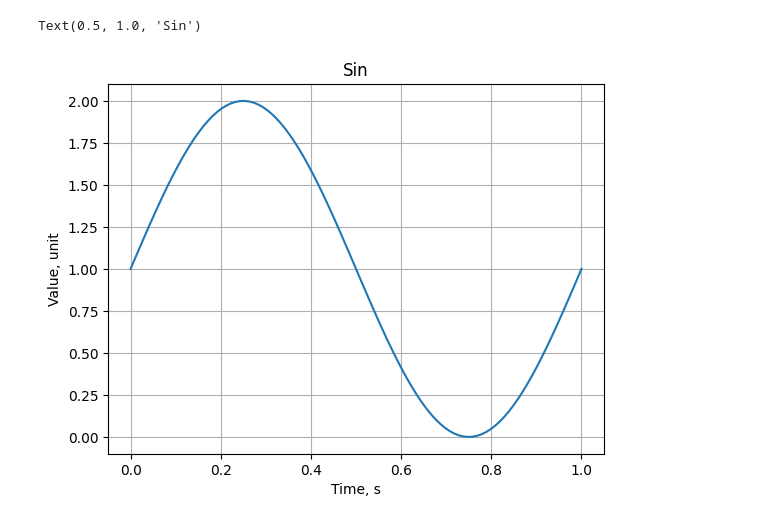
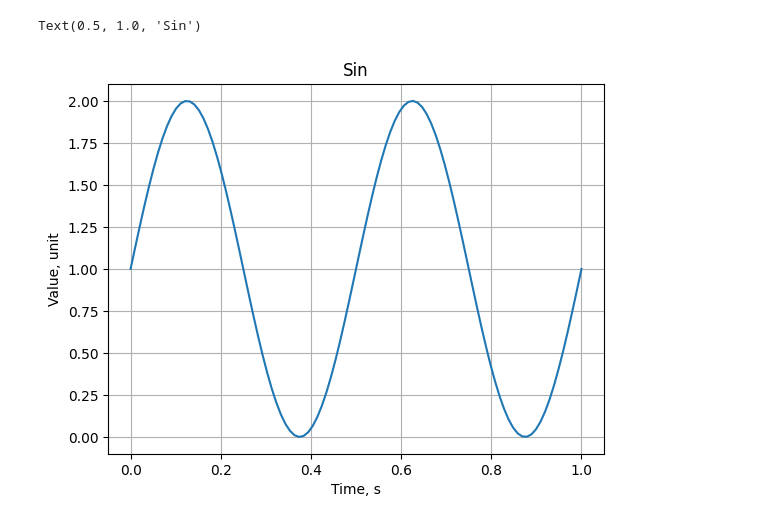
Before and after one commit to Rernamp/MathPy, a Jupyter notebook: SinEstimate.ipynb, the cells around one changed output. Saved outputs shown, nothing was run; the diff lists cells and outputs as text; code cells hidden in the pictures.

```diff
--- a/SinEstimate.ipynb
+++ b/SinEstimate.ipynb
@@ -8,29 +8,29 @@ from signalUtils import addAwgn
 # %%
 samplingFrequency = 100
 startTime = 0
 stopTime = 1
 
 SnrValue = 20
 
-sinFrequency = 1
+sinFrequency = 2
 sinPhase = math.radians(0)
 sinAmplitude = 1
 sinBias = 1
 
 time = np.linspace(startTime, stopTime, (stopTime - startTime) * samplingFrequency)
 
 sinArg = 2 * np.pi * sinFrequency * time + sinPhase
 
 sinSignal = sinAmplitude * np.sin(sinArg) + sinBias
 
 plt.plot(time, sinSignal)
 plt.ylabel("Value, unit")
 plt.xlabel("Time, s")
 plt.grid(True)
 plt.title("Sin")
 # %% [output]
 Text(0.5, 1.0, 'Sin')
-[figure, old version]
+[figure, new version]
 # %%
 sinWithNoise = addAwgn(sinSignal, SnrValue)
 
```
Also changed, not shown: parts of 3 cells of this notebook, 1 other file.
